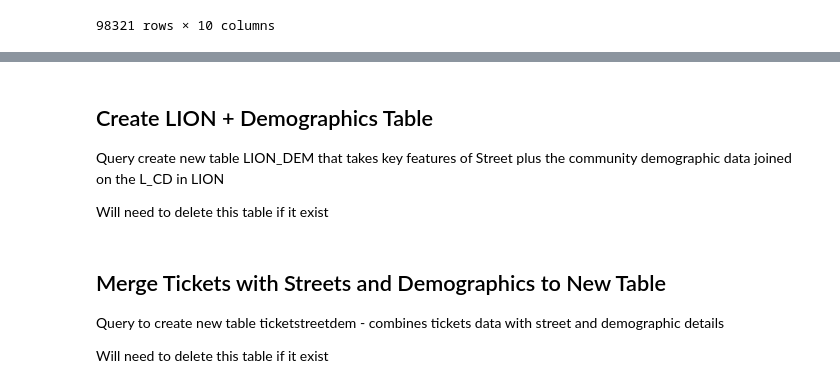
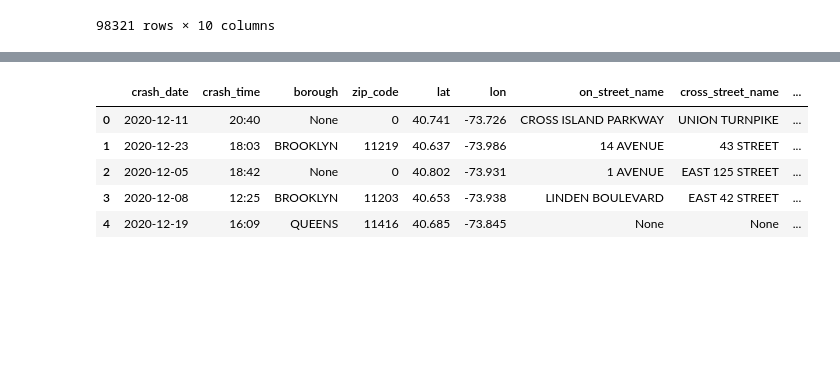
Before and after one commit to stuartong/streetsofnyc, a Jupyter notebook: Data Cleaning - Other Datasets.ipynb, the cells around one changed output, grey strips where cells are left out. Drawn from its saved outputs; the diff is of its cells as text; code cells hidden in the pictures; blank space fills up the shorter version.

```diff
--- a/Data Cleaning - Other Datasets.ipynb
+++ b/Data Cleaning - Other Datasets.ipynb
@@ -126 +315,18 @@ Preprocessed in a seperate file by Sheila
+# %%
+# load segment match data for collisions
+
+collision_match = pd.read_feather('Data/collision_nozip_matched.feather')
+# %%
+collision_match_dict = dict(zip(collision_match['collision_id'],collision_match['fid']))
+# %%
+collision['OBJECTID']=collision['collision_id'].map(collision_match_dict)
+# %%
+collision.head()
+# %% [output]
+|  | crash_date | crash_time | borough | zip_code | lat | lon | on_street_name | cross_street_name | ... |
+| 0 | 2020-12-11 | 20:40 | None | 0 | 40.741 | -73.726 | CROSS ISLAND PARKWAY | UNION TURNPIKE | ... |
+| 1 | 2020-12-23 | 18:03 | BROOKLYN | 11219 | 40.637 | -73.986 | 14 AVENUE | 43 STREET | ... |
+| 2 | 2020-12-05 | 18:42 | None | 0 | 40.802 | -73.931 | 1 AVENUE | EAST 125 STREET | ... |
+| 3 | 2020-12-08 | 12:25 | BROOKLYN | 11203 | 40.653 | -73.938 | LINDEN BOULEVARD | EAST 42 STREET | ... |
+| 4 | 2020-12-19 | 16:09 | QUEENS | 11416 | 40.685 | -73.845 | None | None | ... |
 # %%
@@ -134,5 +335,0 @@ col_combined.to_sql('collision',con,if_exists='replace',index=False)
-# %% [markdown]
-## Create LION + Demographics Table
-Query create new table LION_DEM that takes key features of Street plus the community demographic data joined on the L_CD in LION
-
-Will need to delete this table if it exist
@@ -158,6 +335,0 @@ con.execute(query)
-# %% [markdown]
-## Merge Tickets with Streets and Demographics to New Table
-
-Query to create new table ticketstreetdem - combines tickets data with street and demographic details
-
-Will need to delete this table if it exist
```
Also changed, not shown: parts of 39 cells of this notebook, 2 other files.
